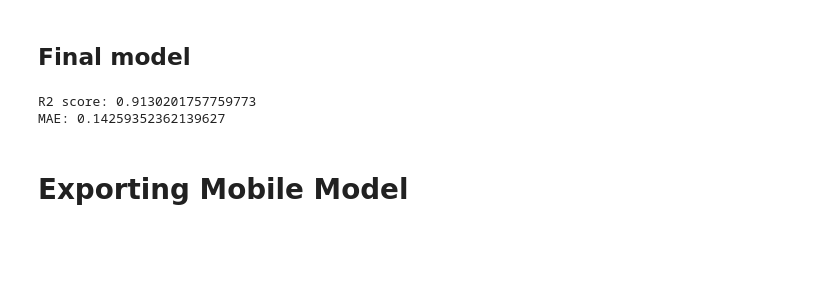
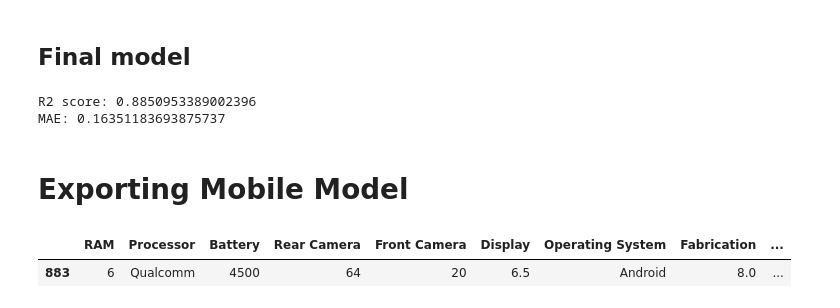
Before and after one commit to Shiv-D-Coder/Gadget-Price-Prediction, a Jupyter notebook: Pages/Mobile_model.ipynb, the cells around one changed output. Cells and saved outputs as stored; diff of their text form; code cells hidden in the pictures; blank space fills up the shorter version.

```diff
--- a/Pages/Mobile_model.ipynb
+++ b/Pages/Mobile_model.ipynb
@@ -426,20 +424,20 @@ MAE: 0.3120191718080549
 # %% [markdown]
 2.KNN
 # %%
-step1 = ColumnTransformer(transformers=[
-    ('tnf', OneHotEncoder(sparse=False, drop='first'), [1, 6, 8, 9, 17])
-], remainder='passthrough')
+# step1 = ColumnTransformer(transformers=[
+#     ('tnf', OneHotEncoder(sparse=False, drop='first'), [1, 6, 8, 9, 17])
+# ], remainder='passthrough')
 
-step2 = KNeighborsRegressor()
+# step2 = KNeighborsRegressor()
 
-pipe_mob = Pipeline([
-    ('step1', step1),
-    ('step2', step2)
-])
+# pipe_mob = Pipeline([
+#     ('step1', step1),
+#     ('step2', step2)
+# ])
 
-pipe_mob.fit(X_train, y_train)
+# pipe_mob.fit(X_train, y_train)
 
-y_pred = pipe_mob.predict(X_test)
+# y_pred = pipe_mob.predict(X_test)
 
-print('R2 score:', r2_score(y_test, y_pred))
-print('MAE:', mean_absolute_error(y_test, y_pred))
+# print('R2 score:', r2_score(y_test, y_pred))
+# print('MAE:', mean_absolute_error(y_test, y_pred))
@@ -553,20 +538,17 @@ MAE: 0.16528040056368437
 # %% [markdown]
 ## Final model
 # %%
-categorical_indices = [1, 6, 8, 9, 17]
-numerical_indices =  [0, 2, 3, 4, 5, 7, 10, 11, 12, 13, 14, 15, 16]
-
-preprocessor = ColumnTransformer(transformers=[
-    ('col_tnf', OneHotEncoder(sparse=False, drop='first'), categorical_indices),
-    ('scaler', StandardScaler(), numerical_indices)
+step1 = ColumnTransformer(transformers=[
+    ('col_tnf', OneHotEncoder(sparse=True, drop='first'), [1, 6, 8, 9, 17])
 ], remainder='passthrough')
 
-rf = RandomForestRegressor(n_estimators=200, random_state=3, max_features=0.75, max_depth=17)
-gbdt = GradientBoostingRegressor(n_estimators=100, max_features=0.5)
-et = ExtraTreesRegressor(n_estimators=100, random_state=3, max_depth=10)
-lgbm = LGBMRegressor(n_estimators=100, max_depth=7)
+rf = RandomForestRegressor(n_estimators=500, random_state=3, max_features=0.8, max_depth=20)
+gbdt = GradientBoostingRegressor(n_estimators=200, max_features=0.6)
+et = ExtraTreesRegressor(n_estimators=100, random_state=3, max_depth=15)
+ada = AdaBoostRegressor(n_estimators=100, random_state=3, learning_rate=0.1)
 
-step2 = VotingRegressor([('rf', rf), ('gbdt', gbdt), ('et', et), ('lgbm', lgbm)], weights=[5, 1, 1, 3])
+# Update step2 to include AdaBoostRegressor
+step2 = VotingRegressor([('rf', rf), ('gbdt', gbdt), ('et', et), ('ada', ada)], weights=[5, 1, 1, 3])
 
 pipe = Pipeline([
     ('step1', step1),
@@ -580,8 +562,8 @@ y_pred = pipe.predict(X_test)
 print('R2 score:', r2_score(y_test, y_pred))
 print('MAE:', mean_absolute_error(y_test, y_pred))
 # %% [output]
-R2 score: 0.9130201757759773
-MAE: 0.14259352362139627
+R2 score: 0.8850953389002396
+MAE: 0.16351183693875737
 # %% [markdown]
 # Exporting Mobile Model
 # %%
@@ -589,3 +571,8 @@ import pickle
 
 pickle.dump(df,open('df_mob.pkl','wb'))
 pickle.dump(pipe,open('mob.pkl','wb'))
+# %%
+X_train.head(1)
+# %% [output]
+|  | RAM | Processor | Battery | Rear Camera | Front Camera | Display | Operating System | Fabrication | ... |
+| 883 | 6 | Qualcomm | 4500 | 64 | 20 | 6.5 | Android | 8.0 | ... |
```
Also changed, not shown: parts of 8 cells of this notebook, 2 other files.
